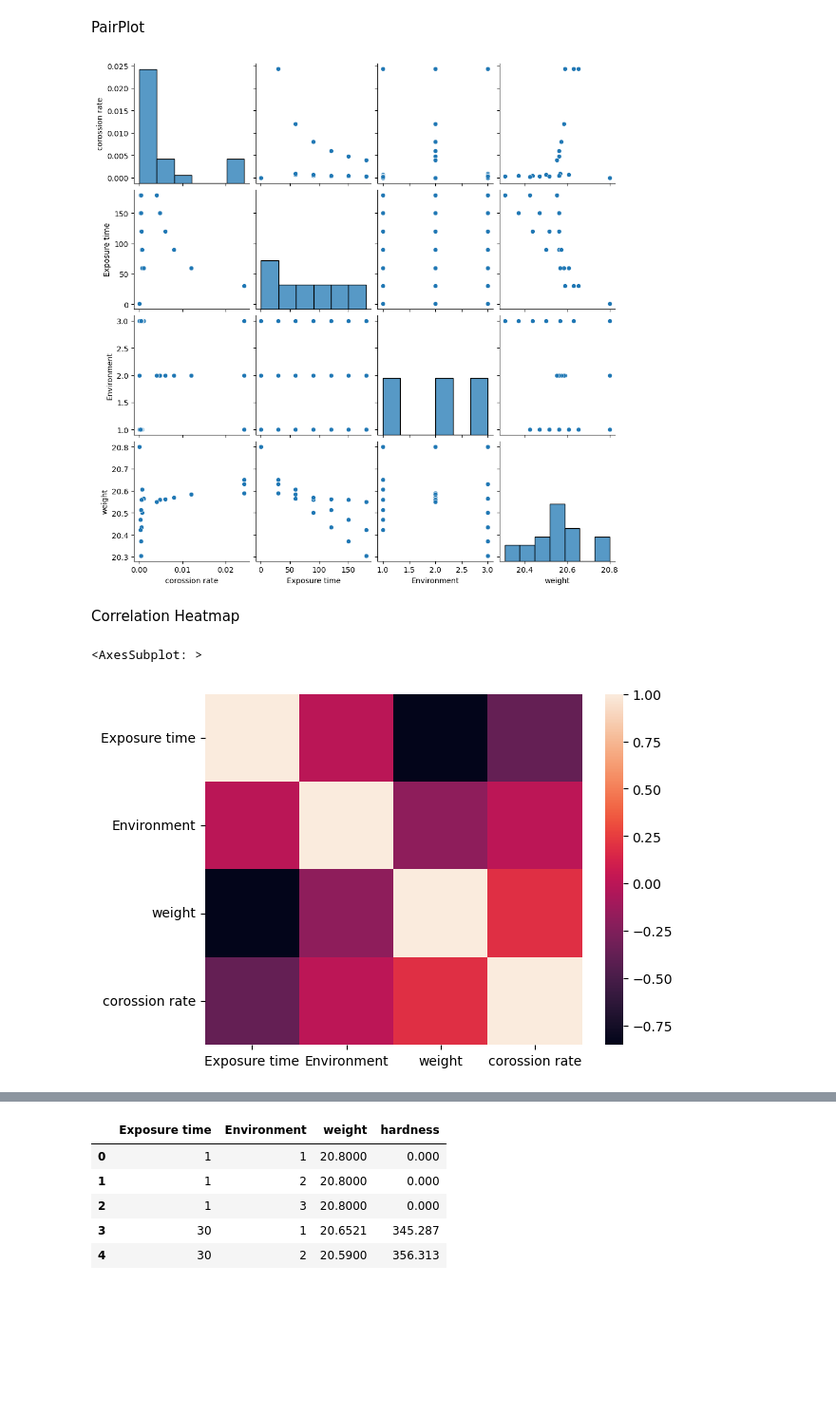
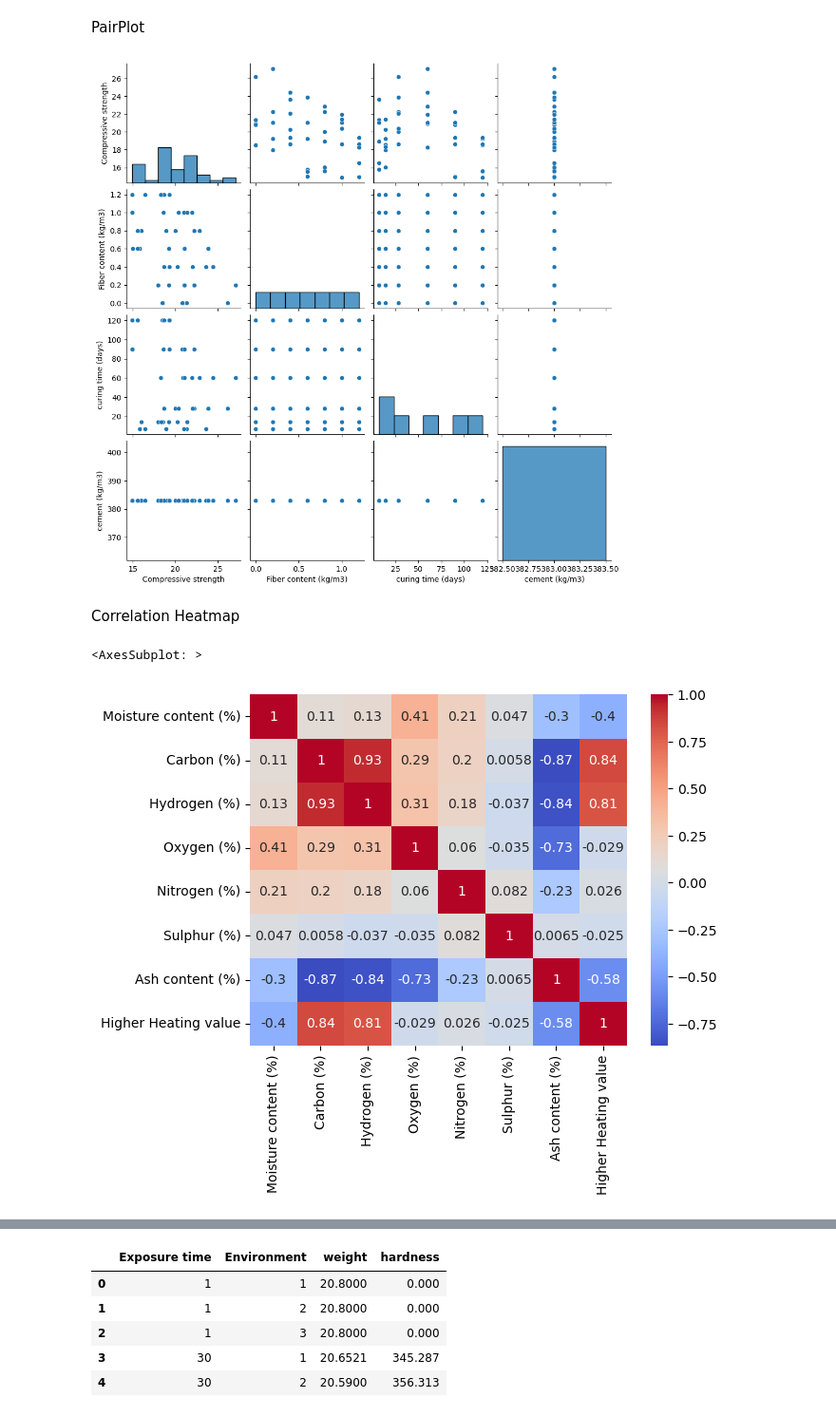
Before and after one commit to iretex/research, a Jupyter notebook: EDA.ipynb, the cells around one changed output, grey strips where cells are left out. Shown at 95% size. Drawn from its saved outputs; the diff is of its cells as text; code cells hidden in the pictures; blank space fills up the shorter version.

```diff
--- a/EDA.ipynb
+++ b/EDA.ipynb
@@ -6,5 +27,7 @@ import plotly.express as px
 # %%
-df = pd.read_excel("data/1.xlsx", skiprows=1)
+# df = pd.read_excel("data/1.xlsx", skiprows=1)
+df = pd.read_excel("data/OPEBF-CONCRETE.xlsx")
+df = pd.read_excel("data/HHV data.xlsx")
 
 df.head()
 # %% [output]
@@ -38,14 +61,14 @@ pairplot_data = pd.concat([df[target], df[input_features]], axis=1)
 sns.pairplot(pairplot_data, kind='scatter')
 plt.show()
 # %% [output]
-[figure, old version]
+[figure, new version]
 # %% [markdown]
 Correlation Heatmap
 # %%
 # corr = df.select_dtypes('number').drop(columns=df.columns[-1]).corr()
 corr = df.select_dtypes('number').corr()
 
-sns.heatmap(corr)
+sns.heatmap(corr, annot=True, cmap='coolwarm')
 # %% [output]
 <AxesSubplot: >
-[figure, old version]
+[figure, new version]
```
Also changed, not shown: parts of 15 cells of this notebook, 40 other files.
